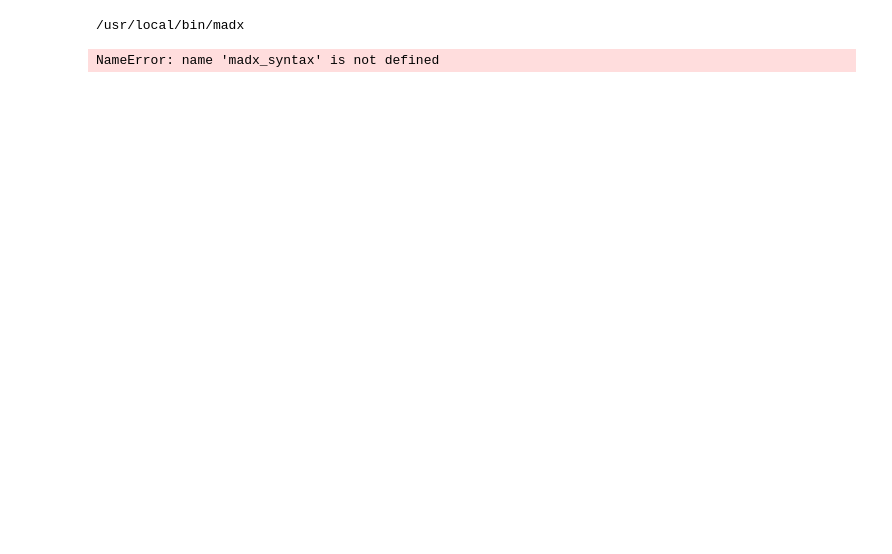
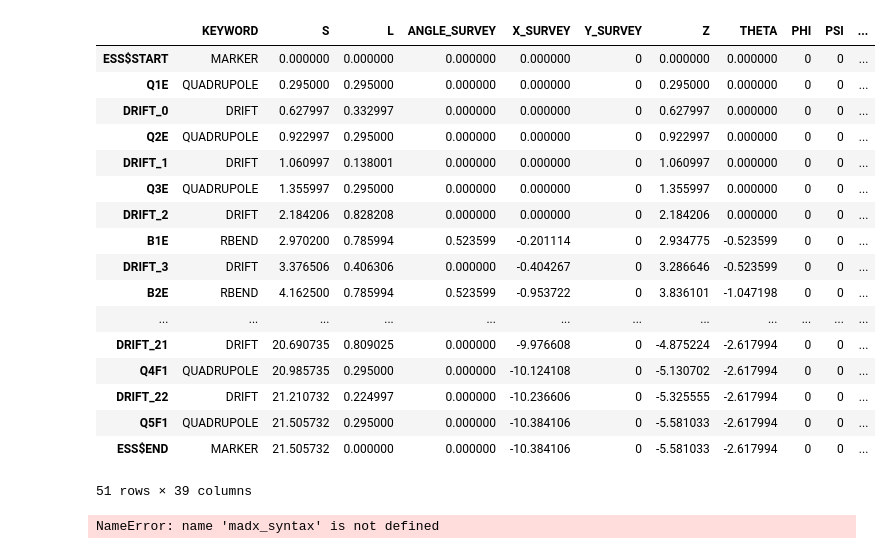
Before and after one commit to ULB-Metronu/georges, a Jupyter notebook: examples/Example Georges.ipynb, the cells around one changed output. Drawn from its saved outputs; the diff is of its cells as text; code cells hidden in the pictures; blank space fills up the shorter version.

```diff
--- a/examples/Example Georges.ipynb
+++ b/examples/Example Georges.ipynb
@@ -7,18 +7,51 @@ import os
 sys.path.append("/Users/chernals/cernbox/Work/packages")
 import pandas as pd
 import matplotlib.pyplot as plt
+# %%
+### Defining a default context
+brho = georges.physics.momentum_to_brho(georges.physics.energy_to_momentum(177.5))
+context = {
+        'PARTICLE': 'PROTON',
+        'PC': georges.physics.energy_to_momentum(177.5),
+        'BETAX'   : 0.0846155,
+        'BETAY'   : 0.0846155,
+        'ALPHAX': 0.0,
+        'ALPHAY': 0.0,
+        'DELTAP': 0.0,
+        'DPP': 0.5e-2,
+        'MOMENTUM_SLITS_OPENING' : 1.015,
+        'DIVERGENCE_SLITS_OPENING_X' : 1.015,
+        'DIVERGENCE_SLITS_OPENING_Y' : 1.015,
+        'N_TRACKING': 5000,
+        'EMITX': 14.3e-6,
+        'EMITY': 14.3e-6,
+    }
 # %%
 import georges
 PATH = "/Users/chernals/Dropbox/IBA/Work/IBA-Optics/beamlines"
-m = georges.madx.Madx()
-m.context
 #bdsim = georges.bdsim.BDSim(bdsim='/Users/chernals/bdsim-build/bdsim', path=PATH)
 bl = georges.Beamline(['ess'], path=PATH, prefix='generic', elements='elements')
 bl.line
-m.input
-print(m._get_exec())
+georges.madx.survey(line=bl, context=context).line
 # %% [output]
+|  | KEYWORD | S | L | ANGLE_SURVEY | X_SURVEY | Y_SURVEY | Z | THETA | PHI | PSI | ... |
+| ESS$START | MARKER | 0.000000 | 0.000000 | 0.000000 | 0.000000 | 0 | 0.000000 | 0.000000 | 0 | 0 | ... |
+| Q1E | QUADRUPOLE | 0.295000 | 0.295000 | 0.000000 | 0.000000 | 0 | 0.295000 | 0.000000 | 0 | 0 | ... |
+| DRIFT_0 | DRIFT | 0.627997 | 0.332997 | 0.000000 | 0.000000 | 0 | 0.627997 | 0.000000 | 0 | 0 | ... |
+| Q2E | QUADRUPOLE | 0.922997 | 0.295000 | 0.000000 | 0.000000 | 0 | 0.922997 | 0.000000 | 0 | 0 | ... |
+| DRIFT_1 | DRIFT | 1.060997 | 0.138001 | 0.000000 | 0.000000 | 0 | 1.060997 | 0.000000 | 0 | 0 | ... |
+| Q3E | QUADRUPOLE | 1.355997 | 0.295000 | 0.000000 | 0.000000 | 0 | 1.355997 | 0.000000 | 0 | 0 | ... |
+| DRIFT_2 | DRIFT | 2.184206 | 0.828208 | 0.000000 | 0.000000 | 0 | 2.184206 | 0.000000 | 0 | 0 | ... |
+| B1E | RBEND | 2.970200 | 0.785994 | 0.523599 | -0.201114 | 0 | 2.934775 | -0.523599 | 0 | 0 | ... |
+| DRIFT_3 | DRIFT | 3.376506 | 0.406306 | 0.000000 | -0.404267 | 0 | 3.286646 | -0.523599 | 0 | 0 | ... |
+| B2E | RBEND | 4.162500 | 0.785994 | 0.523599 | -0.953722 | 0 | 3.836101 | -1.047198 | 0 | 0 | ... |
+| ... | ... | ... | ... | ... | ... | ... | ... | ... | ... | ... | ... |
+| DRIFT_21 | DRIFT | 20.690735 | 0.809025 | 0.000000 | -9.976608 | 0 | -4.875224 | -2.617994 | 0 | 0 | ... |
+| Q4F1 | QUADRUPOLE | 20.985735 | 0.295000 | 0.000000 | -10.124108 | 0 | -5.130702 | -2.617994 | 0 | 0 | ... |
+| DRIFT_22 | DRIFT | 21.210732 | 0.224997 | 0.000000 | -10.236606 | 0 | -5.325555 | -2.617994 | 0 | 0 | ... |
+| Q5F1 | QUADRUPOLE | 21.505732 | 0.295000 | 0.000000 | -10.384106 | 0 | -5.581033 | -2.617994 | 0 | 0 | ... |
+| ESS$END | MARKER | 21.505732 | 0.000000 | 0.000000 | -10.384106 | 0 | -5.581033 | -2.617994 | 0 | 0 | ... |
-/usr/local/bin/madx
+51 rows × 39 columns
 # %%
 bdsim.attach(bl_survey)
 bdsim.run({})
```
Also changed, not shown: 3 other files.
